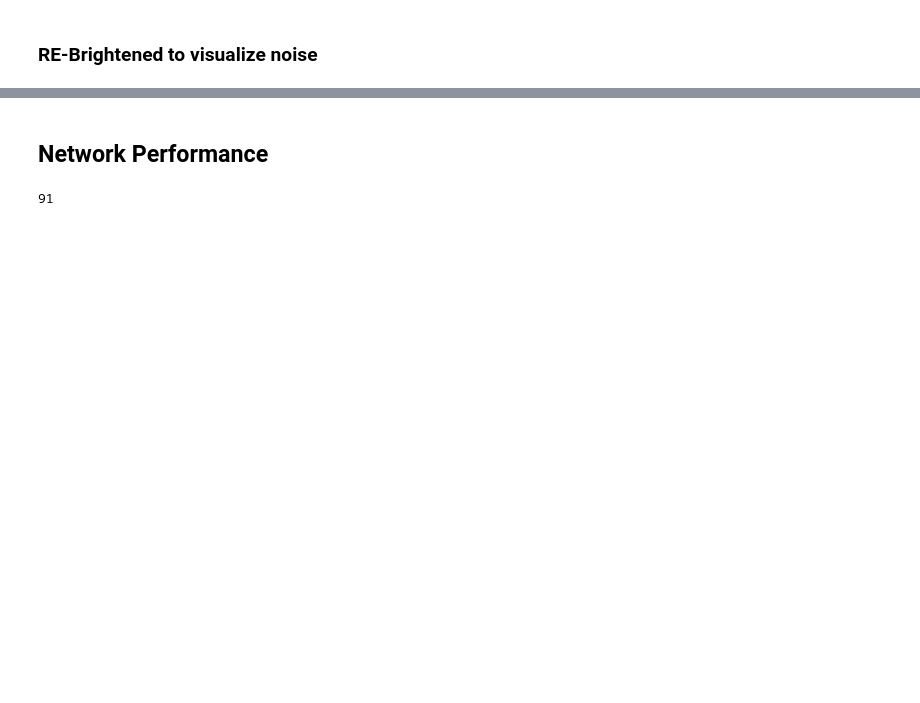
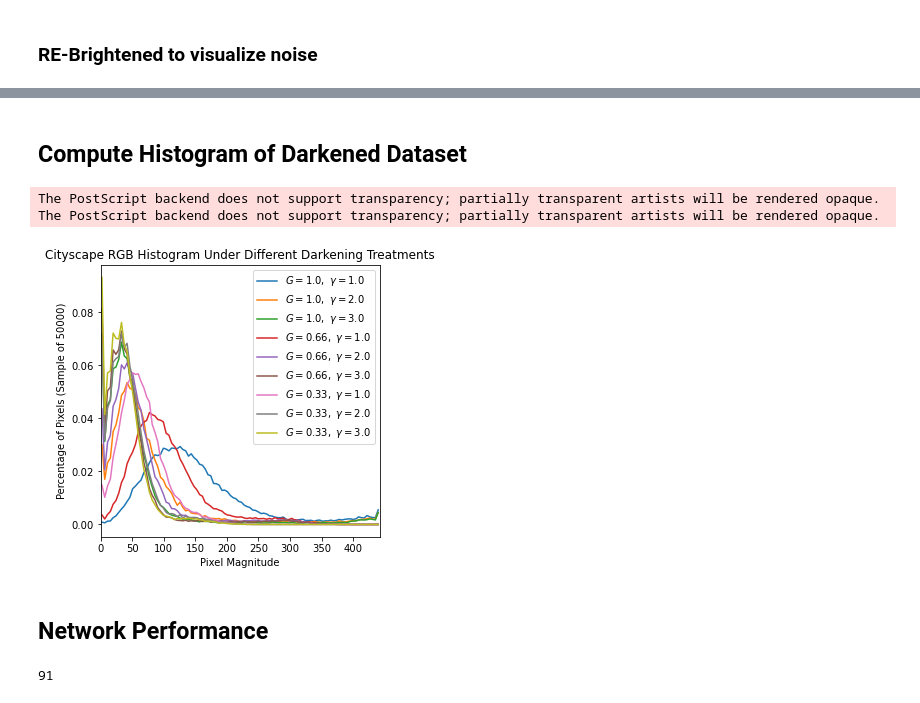
Before and after one commit to crmauceri/pytorch-deeplab-xception, a Jupyter notebook: visualization_scripts/Test_Degree_of_Darkness.ipynb, the cells around one changed output, grey strips where cells are left out. Saved outputs shown, nothing was run; the diff lists cells and outputs as text; code cells hidden in the pictures; blank space fills up the shorter version.

```diff
--- a/visualization_scripts/Test_Degree_of_Darkness.ipynb
+++ b/visualization_scripts/Test_Degree_of_Darkness.ipynb
@@ -100,0 +92,2 @@ for i in gain:
+# %% [markdown]
+## Compute Histogram of Darkened Dataset
@@ -100,0 +138,48 @@ for i in gain:
+# %%
+def get_dist(cfg_file, root):
+
+    dist = {i: {j: dict() for j in gamma} for i in gain}
+
+    for i in gain:
+        for j in gamma:
+            cfg = get_cfg_defaults()
+            cfg.merge_from_file(cfg_file)
+            cfg.merge_from_list(['DATASET.ROOT', root])
+            cfg.merge_from_list(['DATASET.DARKEN.DARKEN', True,
+                                'DATASET.DARKEN.GAIN', float(i),
+                                'DATASET.DARKEN.GAMMA', float(j)])
+            dataset = make_dataset(cfg, 'val')
+            dist[i][j] = sample_distribution(dataset, 1000)
+    return dist
+# %%
+def plot_dist(dist, dataset_name='Cityscapes'):
+    fig = plt.figure(figsize=(5, 5))
+    #plt.yscale('log')
+    #plt.ylim([1, 10000])
+    plt.xlim([0, 442])
+
+    for i in gain:
+        for j in gamma:
+            n = dist[i][j]['samples'].shape[0]
+            mag = np.sqrt(np.sum(np.power(dist[i][j]['samples'][:, :3], 2), axis=1))
+            hist, bins = np.histogram(mag, bins=100, range=(0,442))
+    #         x = np.linspace(0, 255, 100)
+            bin_width = bins[1] - bins[0]
+            x = np.array([x + bin_width/2.0 for x in bins[:-1]])
+
+            hist = hist/n
+            plt.plot(x, hist, label="$G = {},~\gamma = {}$".format(i, j))
+    plt.title('{} RGB Histogram Under Different Darkening Treatments'.format(dataset_name))
+    plt.xlabel('Pixel Magnitude')
+    plt.ylabel('Percentage of Pixels (Sample of {})'.format(len(dist[i][j]['samples'])))
+    plt.legend()
+
+    return fig
+# %%
+dist = get_dist('../configs/cityscapes_rgbd.yaml', '../datasets/cityscapes')
+fig = plot_dist(dist, dataset_name='Cityscapes')
+fig.savefig('figures/cityscapes_rgb_histogram_small.eps', format='eps')
+# %% [output]
+The PostScript backend does not support transparency; partially transparent artists will be rendered opaque.
+The PostScript backend does not support transparency; partially transparent artists will be rendered opaque.
+[figure, added]
```
Also changed, not shown: parts of 15 cells of this notebook, 1 other file.
